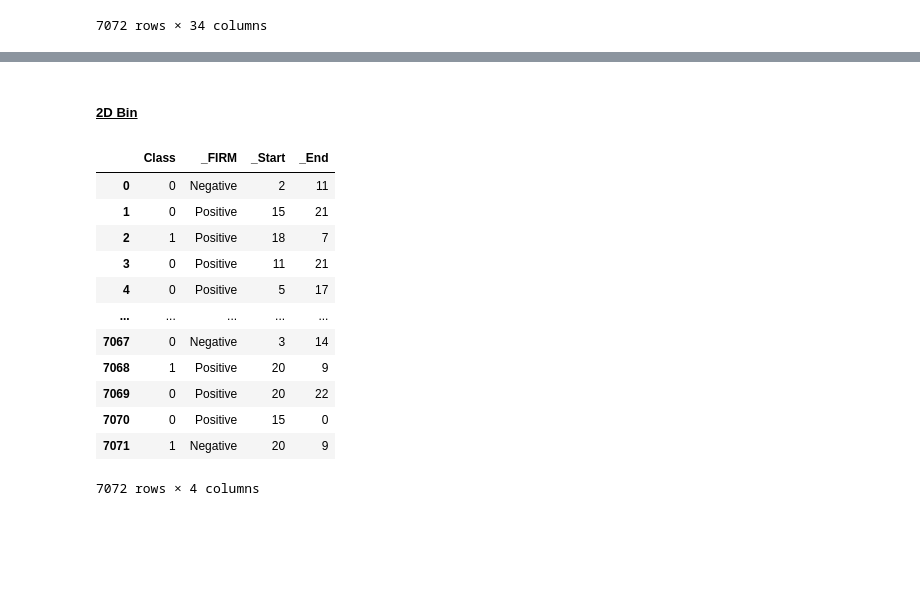
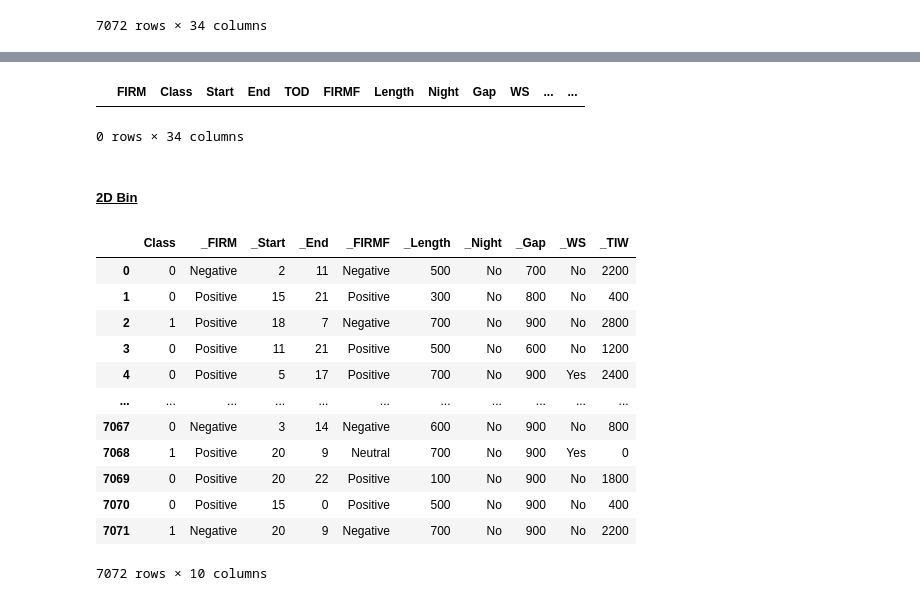
Before and after one commit to ThomasQTruong/CS-4650, a Jupyter notebook: project3/HW3_Thomas_Truong.ipynb, the cells around one changed output, grey strips where cells are left out. Saved outputs shown, nothing was run; the diff lists cells and outputs as text; code cells hidden in the pictures; blank space fills up the shorter version.

Commit message:
Restructured notebook and some code. Started on plots.

```diff
--- a/project3/HW3_Thomas_Truong.ipynb
+++ b/project3/HW3_Thomas_Truong.ipynb
@@ -152,41 +86,86 @@ Hour: Accident Chance
+# %%
+nan_df = dataframe[dataframe.isna().any(axis=1)]
+nan_df
+# %% [output]
+|  | FIRM | Class | Start | End | TOD | FIRMF | Length | Night | Gap | WS | ... | ... |
+0 rows × 34 columns
 # %% [markdown]
 ##### <u>2D Bin</u>
 # %%
+# Amount of hours per bin.
+X_HOURS_PER_BIN = 1
+
+
+def bin_time(dataframe, column_name, x_hours):
+  bins = np.arange(0, 24, x_hours)
+  binned = pd.cut((dataframe[column_name] % 1440) // (60 * x_hours), bins=np.insert(bins, 0, -1),
+                                                                     include_lowest=True)
+  return binned.map(lambda x: int(x.right))
+
+
 def bin_firm(dataframe, column_name):
   """Bins the data based on negative, neutral, or positive."""
   bins = []
   for row in dataframe.iterrows():
     value = row[1].get(column_name)
     if (value < 0):
       bins.append("Negative")  # Negative bin.
     elif (value == 0):
       bins.append("Neutral")  # Neutral bin.
     else:
       bins.append("Positive")  # Positive bin.
 
   return bins
 
 
+def bin_measurement(dataframe, column_name, x_amount):
+  """Bins the measurements by X amount."""
+  bins = np.arange(0, dataframe[column_name].max() + x_amount, x_amount)
+  binned = pd.cut(dataframe[column_name], bins=bins, include_lowest=True)
+
+  return binned.map(lambda x: int(x.left))
+
+
+def bin_bool(dataframe, column_name):
+  """Bins the data based on its boolean value (1 = true, 0 = false)."""
+  bins = []
+  for row in dataframe.iterrows():
+    value = row[1].get(column_name)
+    if (value):
+      bins.append("Yes")  # Yes bin.
+    else:
+      bins.append("No")  # No bin.
+
+  return bins
+
+
 # Create new dataframe just for the bins.
 dataframe_bins = pd.DataFrame()
 dataframe_bins["Class"] = dataframe["Class"].copy()
 
+# Bin columns that seem useful/needed to be binned.
 dataframe_bins["_FIRM"] = bin_firm(dataframe, "FIRM")
 dataframe_bins["_Start"] = bin_time(dataframe, "Start", X_HOURS_PER_BIN)
 dataframe_bins["_End"] = bin_time(dataframe, "End", X_HOURS_PER_BIN)
+dataframe_bins["_FIRMF"] = bin_firm(dataframe, "FIRMF")
+dataframe_bins["_Length"] = bin_measurement(dataframe, "Length", 100)
+dataframe_bins["_Night"] = bin_bool(dataframe, "Night")
+dataframe_bins["_Gap"] = bin_measurement(dataframe, "Gap", 100)
+dataframe_bins["_WS"] = bin_bool(dataframe, "WS")
+dataframe_bins["_TIW"] = bin_measurement(dataframe, "TIW", 200)
 
 dataframe_bins
 # %% [output]
-|  | Class | _FIRM | _Start | _End |
-| 0 | 0 | Negative | 2 | 11 |
-| 1 | 0 | Positive | 15 | 21 |
-| 2 | 1 | Positive | 18 | 7 |
-| 3 | 0 | Positive | 11 | 21 |
-| 4 | 0 | Positive | 5 | 17 |
-| ... | ... | ... | ... | ... |
-| 7067 | 0 | Negative | 3 | 14 |
-| 7068 | 1 | Positive | 20 | 9 |
-| 7069 | 0 | Positive | 20 | 22 |
-| 7070 | 0 | Positive | 15 | 0 |
-| 7071 | 1 | Negative | 20 | 9 |
+|  | Class | _FIRM | _Start | _End | _FIRMF | _Length | _Night | _Gap | _WS | _TIW |
+| 0 | 0 | Negative | 2 | 11 | Negative | 500 | No | 700 | No | 2200 |
+| 1 | 0 | Positive | 15 | 21 | Positive | 300 | No | 800 | No | 400 |
+| 2 | 1 | Positive | 18 | 7 | Negative | 700 | No | 900 | No | 2800 |
+| 3 | 0 | Positive | 11 | 21 | Positive | 500 | No | 600 | No | 1200 |
+| 4 | 0 | Positive | 5 | 17 | Positive | 700 | No | 900 | Yes | 2400 |
+| ... | ... | ... | ... | ... | ... | ... | ... | ... | ... | ... |
+| 7067 | 0 | Negative | 3 | 14 | Negative | 600 | No | 900 | No | 800 |
+| 7068 | 1 | Positive | 20 | 9 | Neutral | 700 | No | 900 | Yes | 0 |
+| 7069 | 0 | Positive | 20 | 22 | Positive | 100 | No | 900 | No | 1800 |
+| 7070 | 0 | Positive | 15 | 0 | Positive | 500 | No | 900 | No | 400 |
+| 7071 | 1 | Negative | 20 | 9 | Negative | 700 | No | 900 | No | 2200 |
-7072 rows × 4 columns
+7072 rows × 10 columns
```
Also changed, not shown: parts of 10 cells of this notebook.
